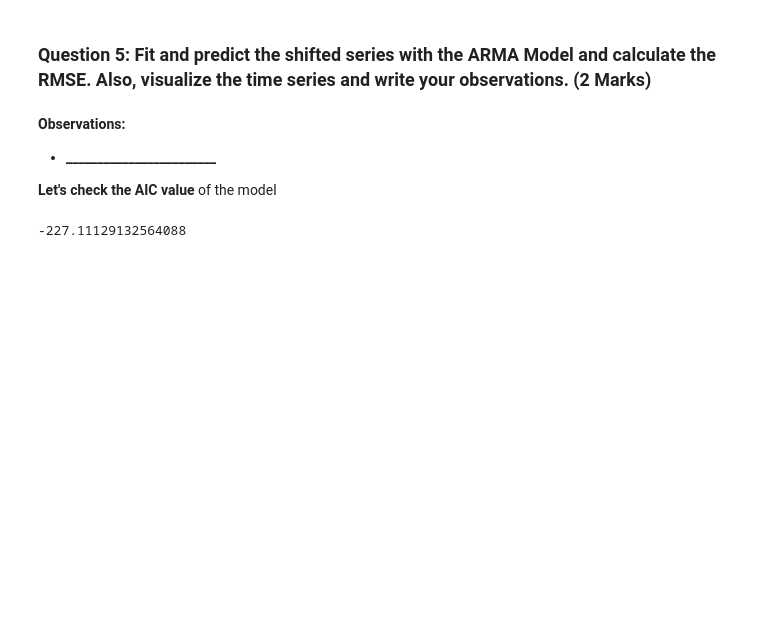
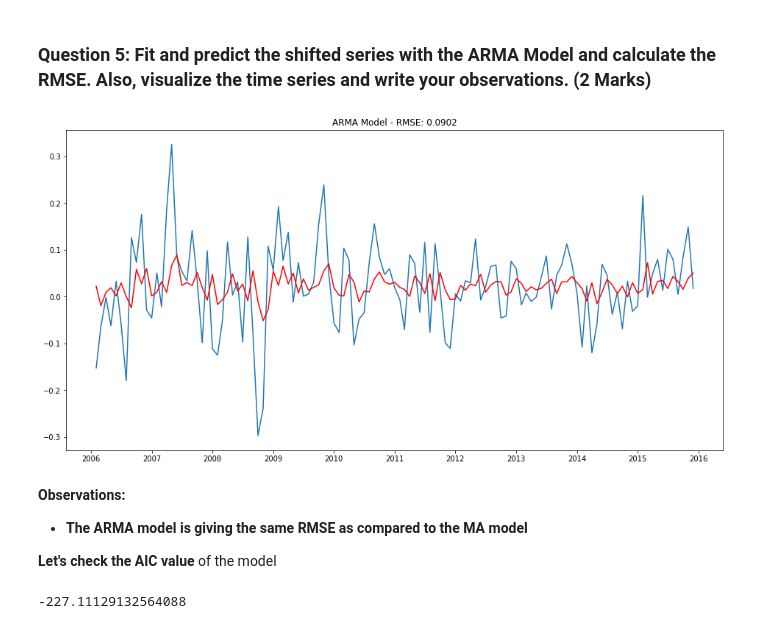
Before and after one commit to mariyaeggs/MIT_AI, a Jupyter notebook: Learner_Notebook_Project_Time_Series.ipynb, the cells around one changed output. Saved outputs shown, nothing was run; the diff lists cells and outputs as text; code cells hidden in the pictures; blank space fills up the shorter version.

Commit message:
fit and predict the shifted series with the ARMA Model and calculate the RMSE.

```diff
--- a/Learner_Notebook_Project_Time_Series.ipynb
+++ b/Learner_Notebook_Project_Time_Series.ipynb
@@ -390,15 +391,17 @@ We will be using an **ARIMA model with p=1 and q=1** (as observed from the ACF a
 ### **Question 5: Fit and predict the shifted series with the ARMA Model and calculate the RMSE. Also, visualize the time series and write your observations. (2 Marks)**
 # %%
 plt.figure(figsize=(16,8))
-model_ARMA = _______________ #Using p=1, d=0, q=1 and apply ARIMA function on df_shift series
-results_ARMA = _______________ #fit the model
-plt.plot(_______)
-plt.plot(___________, color='red')
+model_ARMA = ARIMA(df_shift, order=(1,0,1)) #Using p=1, d=0, q=1 and apply ARIMA function on df_shift series
+results_ARMA = model_ARMA.fit() #fit the model
+plt.plot(df_shift)
+plt.plot(results_ARMA.fittedvalues, color='red')
 plt.title('ARMA Model - RMSE: %.4f'% mean_squared_error(results_ARMA.fittedvalues,df_shift['close'], squared=False))
 plt.show()
+# %% [output]
+[figure, added]
 # %% [markdown]
 **Observations:**
-- **________________________**
+- **The ARMA model is giving the same RMSE as compared to the MA model**
 
 **Let's check the AIC value** of the model
 # %%
```
Also changed, not shown: parts of 1 cell of this notebook.
